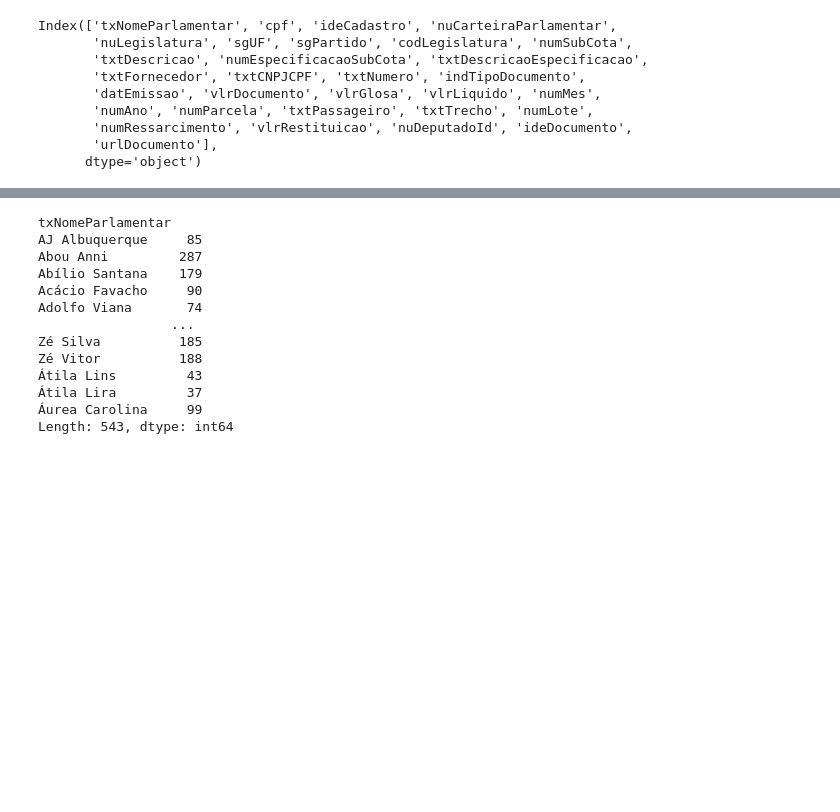
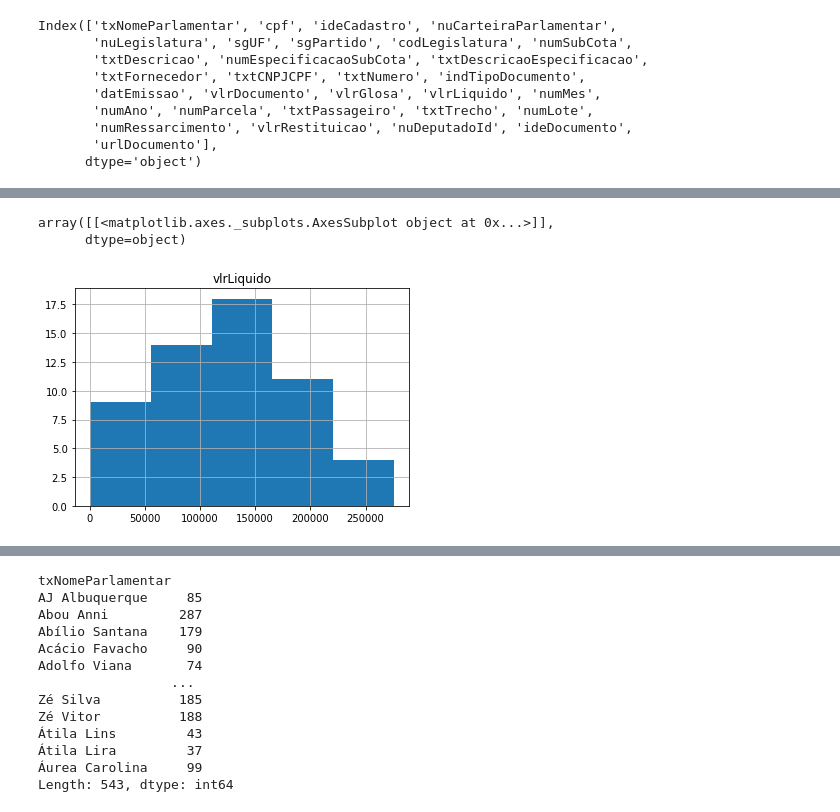
Before and after one commit to dennis-10/Data_Science, a Jupyter notebook: GastosDeputados.ipynb, the cells around one changed output, grey strips where cells are left out. Drawn from its saved outputs; the diff is of its cells as text; code cells hidden in the pictures; blank space fills up the shorter version.

```diff
--- a/GastosDeputados.ipynb
+++ b/GastosDeputados.ipynb
@@ -44,0 +110,3 @@ Index(['txNomeParlamentar', 'cpf', 'ideCadastro', 'nuCarteiraParlamentar',
+# %%
+deputados2 = deputados.iloc[228:6072,:]
+deputados2.head
@@ -44,0 +128,4 @@ Index(['txNomeParlamentar', 'cpf', 'ideCadastro', 'nuCarteiraParlamentar',
+# %%
+deputados2 = deputados2[["txNomeParlamentar","vlrLiquido","vlrRestituicao","sgPartido"]]
+agrupado = deputados2.groupby(["txNomeParlamentar","sgPartido"]).sum()
+print(agrupado)
@@ -44,0 +162,6 @@ Index(['txNomeParlamentar', 'cpf', 'ideCadastro', 'nuCarteiraParlamentar',
+# %%
+agrupado.hist("vlrLiquido", bins = 5)
+# %% [output]
+array([[<matplotlib.axes._subplots.AxesSubplot object at 0x...>]],
+      dtype=object)
+[figure, added]
```
Also changed, not shown: parts of 27 cells of this notebook.
